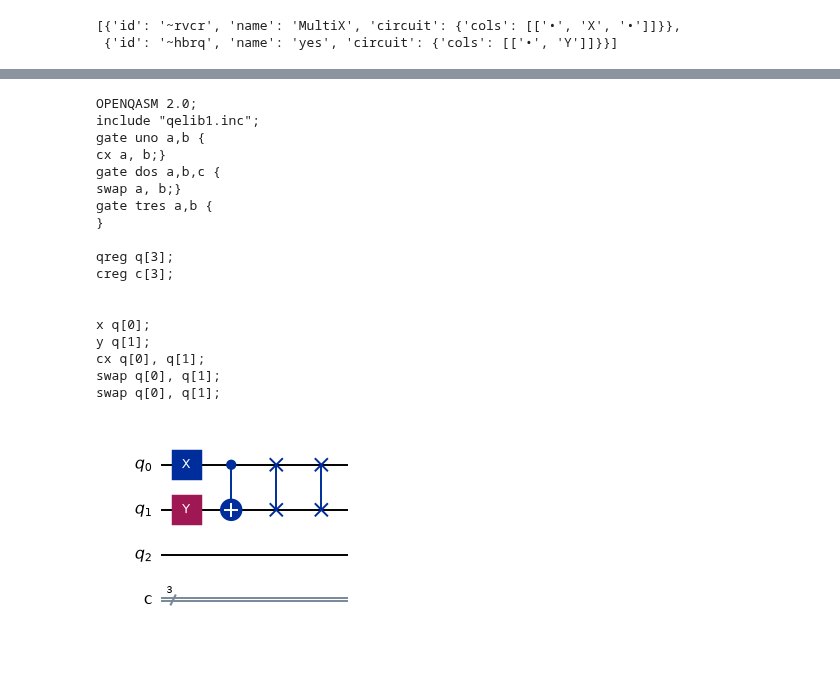
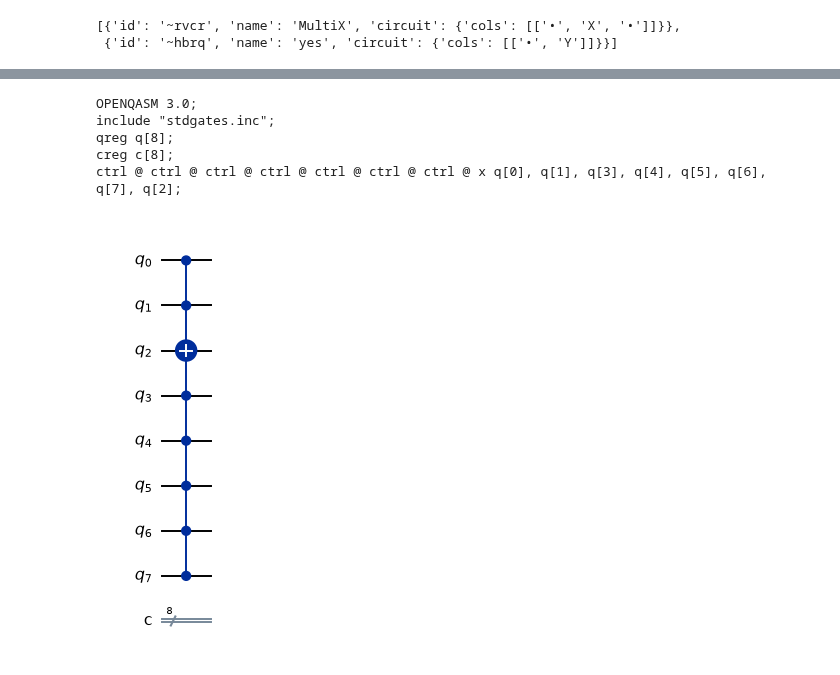
Before and after one commit to jose-manuel-suarez/QTransLIFIA, a Jupyter notebook: notebooks/QTransLIFIA_Algorithms_LM.ipynb, the cells around one changed output, grey strips where cells are left out. Drawn from its saved outputs; the diff is of its cells as text; code cells hidden in the pictures.

Commit message:
Ahora con OPENQASM 3.0 y funcionando en la collab

```diff
--- a/notebooks/QTransLIFIA_Algorithms_LM.ipynb
+++ b/notebooks/QTransLIFIA_Algorithms_LM.ipynb
@@ -337,36 +318,24 @@ c[1] = measure q[1];
 c[2] = measure q[2];
 c[3] = measure q[3];
 # %%
-url = "https://algassert.com/quirk#circuit={%22cols%22:[[%22X%22,%22Y%22],[%22~s9d2%22],[%22Swap%22,%22Swap%22,%22%E2%80%A2%22],[%22~a62g%22],[%22~q7uq%22,1,%22%E2%80%A2%22]],%22gates%22:[{%22id%22:%22~s9d2%22,%22name%22:%22uno%22,%22circuit%22:{%22cols%22:[[%22%E2%80%A2%22,%22X%22]]}},{%22id%22:%22~a62g%22,%22name%22:%22dos%22,%22circuit%22:{%22cols%22:[[%22Swap%22,%22Swap%22,%22%E2%80%A2%22]]}},{%22id%22:%22~q7uq%22,%22name%22:%22tres%22,%22circuit%22:{%22cols%22:[[%22H%22,%22%E2%80%A2%22]]}}]}"
+url = "https://algassert.com/quirk#circuit={%22cols%22:[[%22%E2%80%A2%22,%22%E2%80%A2%22,%22X%22,%22%E2%80%A2%22,%22%E2%80%A2%22,%22%E2%80%A2%22,%22%E2%80%A2%22,%22%E2%80%A2%22]]}"
 qasm = quirk_to_qasm(url, 0)
 print(qasm)
 # %% [output]
-OPENQASM 2.0;
-include "qelib1.inc";
-gate uno a,b {
-cx a, b;}
-gate dos a,b,c {
-swap a, b;}
-gate tres a,b {
-}
-
-qreg q[3];
-creg c[3];
-
-
-x q[0];
-y q[1];
-cx q[0], q[1];
-swap q[0], q[1];
-swap q[0], q[1];
+OPENQASM 3.0;
+include "stdgates.inc";
+qreg q[8];
+creg c[8];
+ctrl @ ctrl @ ctrl @ ctrl @ ctrl @ ctrl @ ctrl @ x q[0], q[1], q[3], q[4], q[5], q[6], q[7], q[2];
 # %%
-from qiskit import QuantumCircuit
+from qiskit import QuantumCircuit, qiskit
 from qiskit.visualization import circuit_drawer
 
-qc = QuantumCircuit.from_qasm_str(qasm)
+qc = qiskit.qasm3.loads(qasm)
+
 display(circuit_drawer(qc, output='mpl', scale=0.7))
 # %% [output]
-[figure, old version]
+[figure, new version]
 # %%
 from IPython.display import display, HTML
 from urllib.parse import unquote
```
Also changed, not shown: parts of 15 cells of this notebook, 2 other files.
